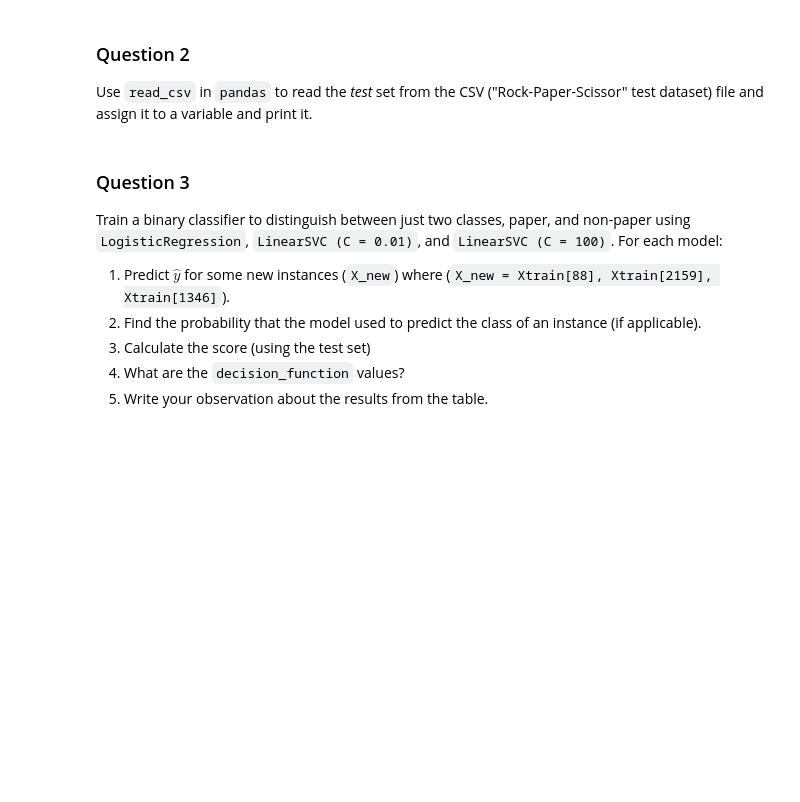
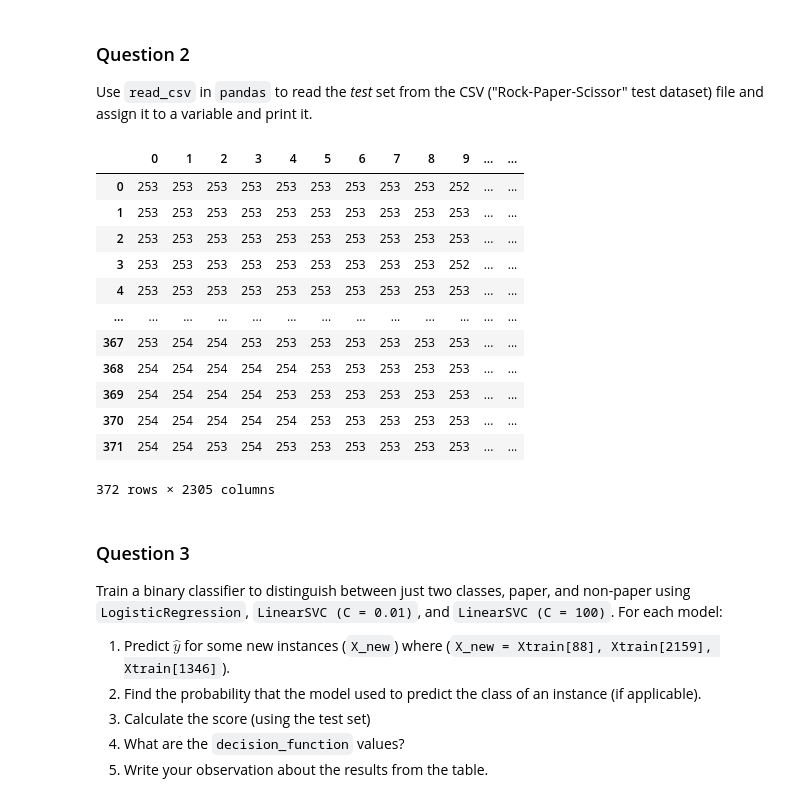
Before and after one commit to RochX/comp486-assignments, a Jupyter notebook: assignment4/assignment4.ipynb, the cells around one changed output. Saved outputs shown, nothing was run; the diff lists cells and outputs as text; code cells hidden in the pictures; blank space fills up the shorter version.

```diff
--- a/assignment4/assignment4.ipynb
+++ b/assignment4/assignment4.ipynb
@@ -310,3 +343,20 @@ test dataset) file and assign it to a variable and print it.
+# %%
+rps_test_data = pd.read_csv("rps-test-data.csv", header=None).rename(columns={2304: "RPS Label"})
+rps_test_data
+# %% [output]
+|  | 0 | 1 | 2 | 3 | 4 | 5 | 6 | 7 | 8 | 9 | ... | ... |
+| 0 | 253 | 253 | 253 | 253 | 253 | 253 | 253 | 253 | 253 | 252 | ... | ... |
+| 1 | 253 | 253 | 253 | 253 | 253 | 253 | 253 | 253 | 253 | 253 | ... | ... |
+| 2 | 253 | 253 | 253 | 253 | 253 | 253 | 253 | 253 | 253 | 253 | ... | ... |
+| 3 | 253 | 253 | 253 | 253 | 253 | 253 | 253 | 253 | 253 | 252 | ... | ... |
+| 4 | 253 | 253 | 253 | 253 | 253 | 253 | 253 | 253 | 253 | 253 | ... | ... |
+| ... | ... | ... | ... | ... | ... | ... | ... | ... | ... | ... | ... | ... |
+| 367 | 253 | 254 | 254 | 253 | 253 | 253 | 253 | 253 | 253 | 253 | ... | ... |
+| 368 | 254 | 254 | 254 | 254 | 254 | 253 | 253 | 253 | 253 | 253 | ... | ... |
+| 369 | 254 | 254 | 254 | 254 | 253 | 253 | 253 | 253 | 253 | 253 | ... | ... |
+| 370 | 254 | 254 | 254 | 254 | 254 | 253 | 253 | 253 | 253 | 253 | ... | ... |
+| 371 | 254 | 254 | 253 | 254 | 253 | 253 | 253 | 253 | 253 | 253 | ... | ... |
+372 rows × 2305 columns
 # %% [markdown]
 ### Question 3
 Train a binary classifier to distinguish between just two classes, paper, and non-paper
```
Also changed, not shown: parts of 6 cells of this notebook.
